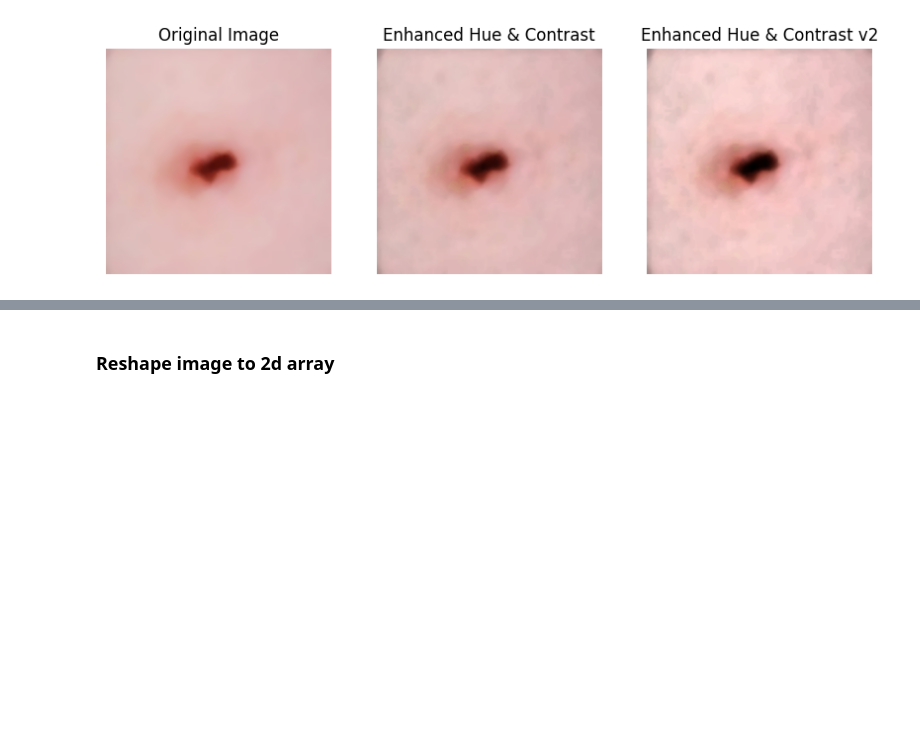
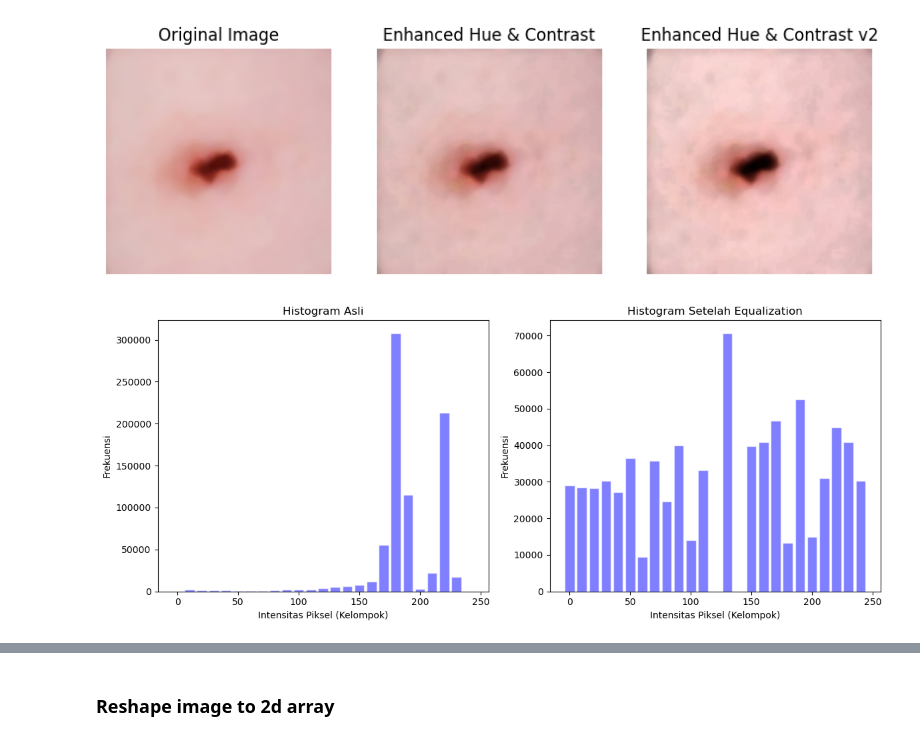
Before and after one commit to PCD-G4/PROJRCT_MELANOMA, a Jupyter notebook: melanoma_detection.ipynb, the cells around one changed output, grey strips where cells are left out. Saved outputs shown, nothing was run; the diff lists cells and outputs as text; code cells hidden in the pictures; blank space fills up the shorter version.

```diff
--- a/melanoma_detection.ipynb
+++ b/melanoma_detection.ipynb
@@ -206,3 +206,32 @@ plt.axis('off')
 [figure]
 # %%
 equalized_color_rgb = image_enhancedv2
+# %%
+bin_size = 10
+bins = np.arange(0, 256, bin_size)
+hist_original, _ = np.histogram(image, bins=bins)
+hist_equalized, _ = np.histogram(equalized_color_rgb, bins=bins)
+
+# Plot histogram
+plt.figure(figsize=(12, 5))
+
+# Histogram Asli
+plt.subplot(1, 2, 1)
+plt.bar(bins[:-1], hist_original, width=8, color='blue', edgecolor='white', alpha=0.5)
+plt.title("Histogram Asli")
+plt.xlabel("Intensitas Piksel (Kelompok)")
+plt.ylabel("Frekuensi")
+plt.xticks(np.arange(0, 256, 50))
+
+# Histogram Setelah Equalization
+plt.subplot(1, 2, 2)
+plt.bar(bins[:-1], hist_equalized, width=8, color='blue', edgecolor='white', alpha=0.5)
+plt.title("Histogram Setelah Equalization")
+plt.xlabel("Intensitas Piksel (Kelompok)")
+plt.ylabel("Frekuensi")
+plt.xticks(np.arange(0, 256, 50))
+
+plt.tight_layout()
+plt.show()
+# %% [output]
+[figure, added]
```
Also changed, not shown: parts of 5 cells of this notebook.
